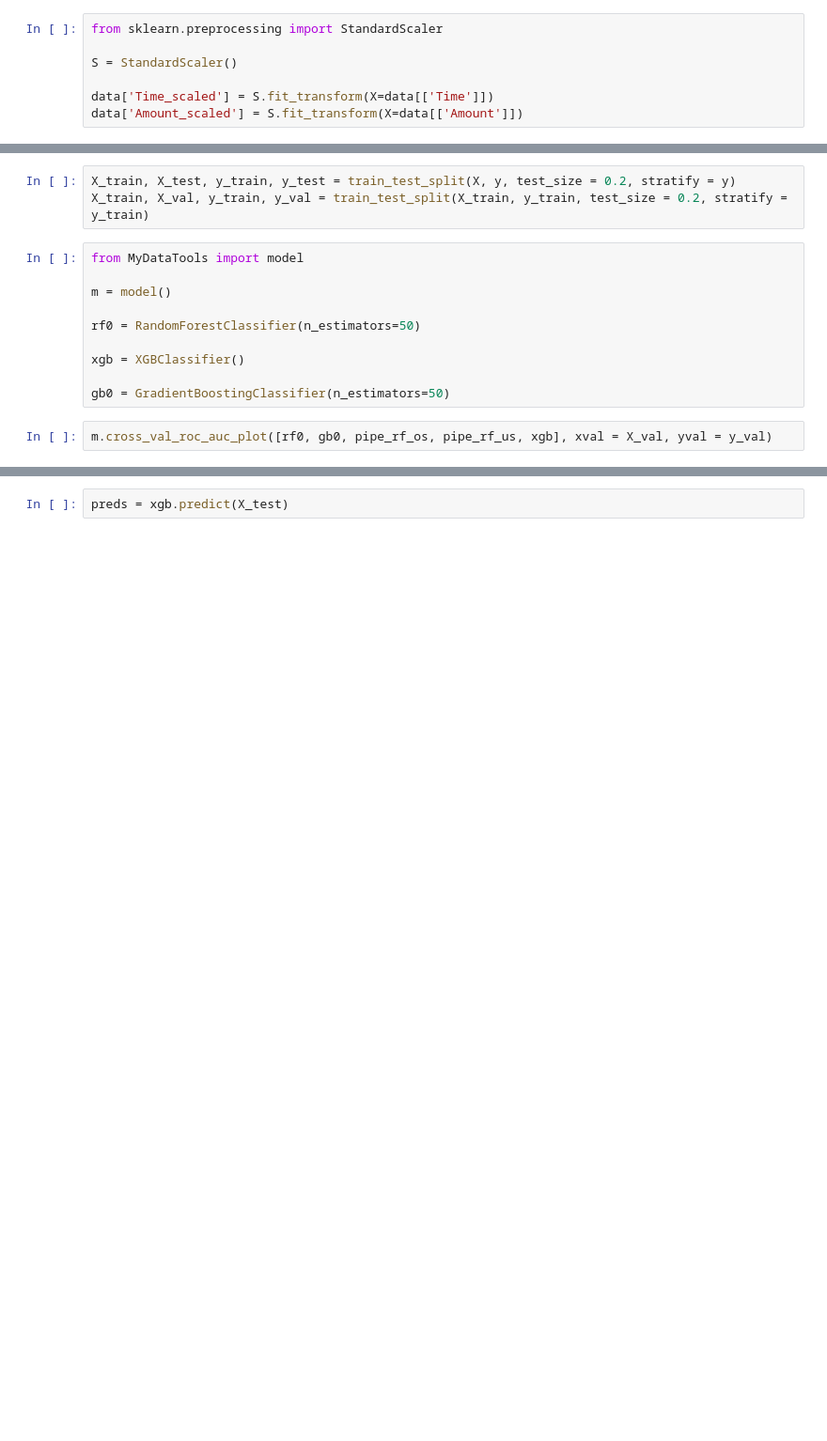
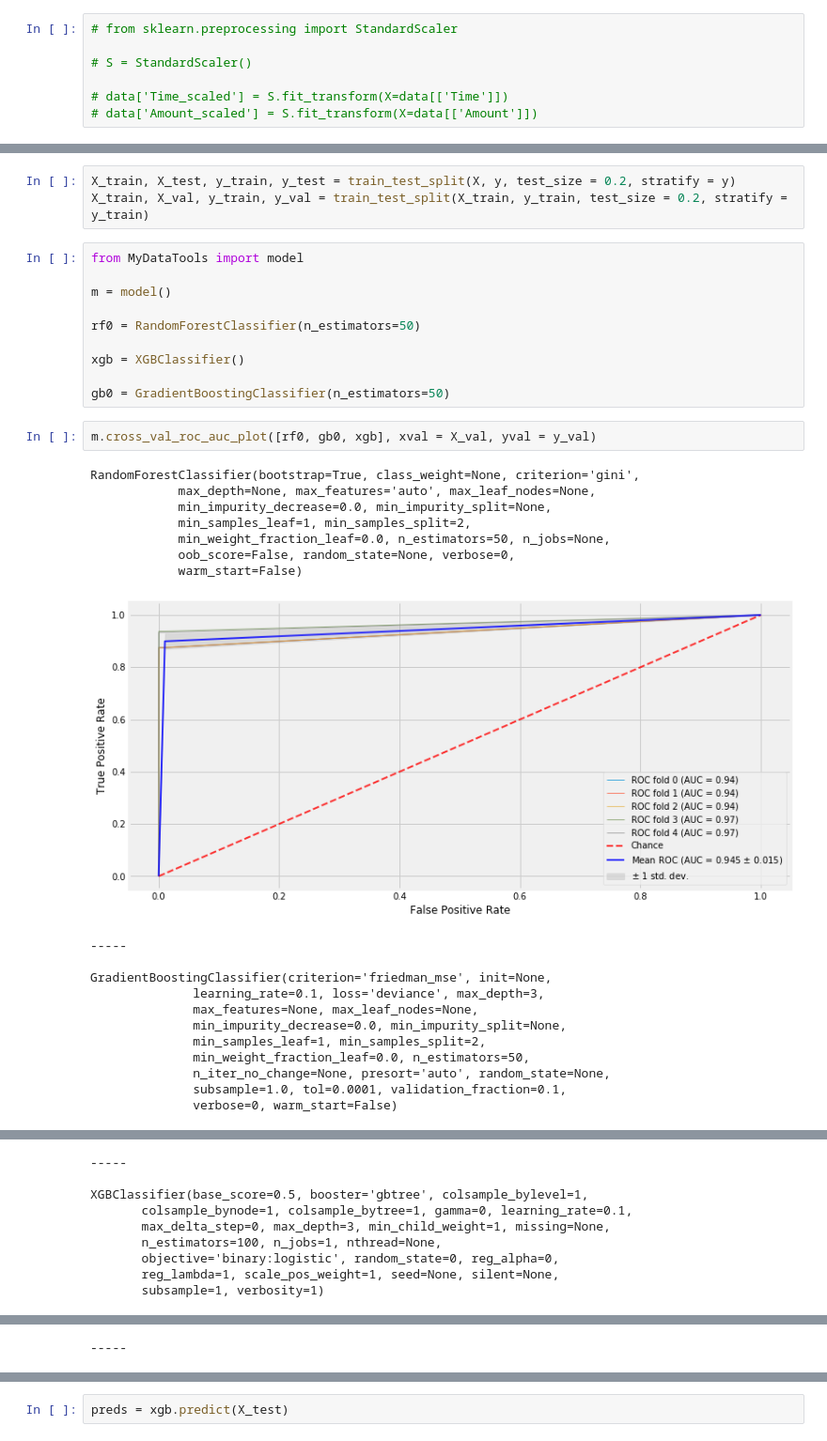
Before and after one commit to wnstnb/research, a Jupyter notebook: Predicting Credit Card Fraud V2.ipynb, the cells around one changed output, grey strips where cells are left out. Shown at 94% size. Saved outputs shown, nothing was run; the diff lists cells and outputs as text; blank space fills up the shorter version.

```diff
--- a/Predicting Credit Card Fraud V2.ipynb
+++ b/Predicting Credit Card Fraud V2.ipynb
@@ -294,12 +254,12 @@ Amount    0
 Class     0
 dtype: int64
 # %%
-from sklearn.preprocessing import StandardScaler
+# from sklearn.preprocessing import StandardScaler
 
-S = StandardScaler()
+# S = StandardScaler()
 
-data['Time_scaled'] = S.fit_transform(X=data[['Time']])
-data['Amount_scaled'] = S.fit_transform(X=data[['Amount']])
+# data['Time_scaled'] = S.fit_transform(X=data[['Time']])
+# data['Amount_scaled'] = S.fit_transform(X=data[['Amount']])
 # %%
 data.head()
 # %% [output]
@@ -334,4 +294,24 @@ xgb = XGBClassifier()
 
 gb0 = GradientBoostingClassifier(n_estimators=50)
 # %%
-m.cross_val_roc_auc_plot([rf0, gb0, pipe_rf_os, pipe_rf_us, xgb], xval = X_val, yval = y_val)
+m.cross_val_roc_auc_plot([rf0, gb0, xgb], xval = X_val, yval = y_val)
+# %% [output]
+RandomForestClassifier(bootstrap=True, class_weight=None, criterion='gini',
+            max_depth=None, max_features='auto', max_leaf_nodes=None,
+            min_impurity_decrease=0.0, min_impurity_split=None,
+            min_samples_leaf=1, min_samples_split=2,
+            min_weight_fraction_leaf=0.0, n_estimators=50, n_jobs=None,
+            oob_score=False, random_state=None, verbose=0,
+            warm_start=False)
+[figure, added]
+-----
+
+GradientBoostingClassifier(criterion='friedman_mse', init=None,
+              learning_rate=0.1, loss='deviance', max_depth=3,
+              max_features=None, max_leaf_nodes=None,
+              min_impurity_decrease=0.0, min_impurity_split=None,
+              min_samples_leaf=1, min_samples_split=2,
+              min_weight_fraction_leaf=0.0, n_estimators=50,
+              n_iter_no_change=None, presort='auto', random_state=None,
+              subsample=1.0, tol=0.0001, validation_fraction=0.1,
+              verbose=0, warm_start=False)
@@ -337,0 +319,9 @@ m.cross_val_roc_auc_plot([rf0, gb0, pipe_rf_os, pipe_rf_us, xgb], xval = X_val,
+-----
+
+XGBClassifier(base_score=0.5, booster='gbtree', colsample_bylevel=1,
+       colsample_bynode=1, colsample_bytree=1, gamma=0, learning_rate=0.1,
+       max_delta_step=0, max_depth=3, min_child_weight=1, missing=None,
+       n_estimators=100, n_jobs=1, nthread=None,
+       objective='binary:logistic', random_state=0, reg_alpha=0,
+       reg_lambda=1, scale_pos_weight=1, seed=None, silent=None,
+       subsample=1, verbosity=1)
@@ -338 +329,2 @@ m.cross_val_roc_auc_plot([rf0, gb0, pipe_rf_os, pipe_rf_us, xgb], xval = X_val,
+-----
 # %%
```
Also changed, not shown: parts of 39 cells of this notebook.
